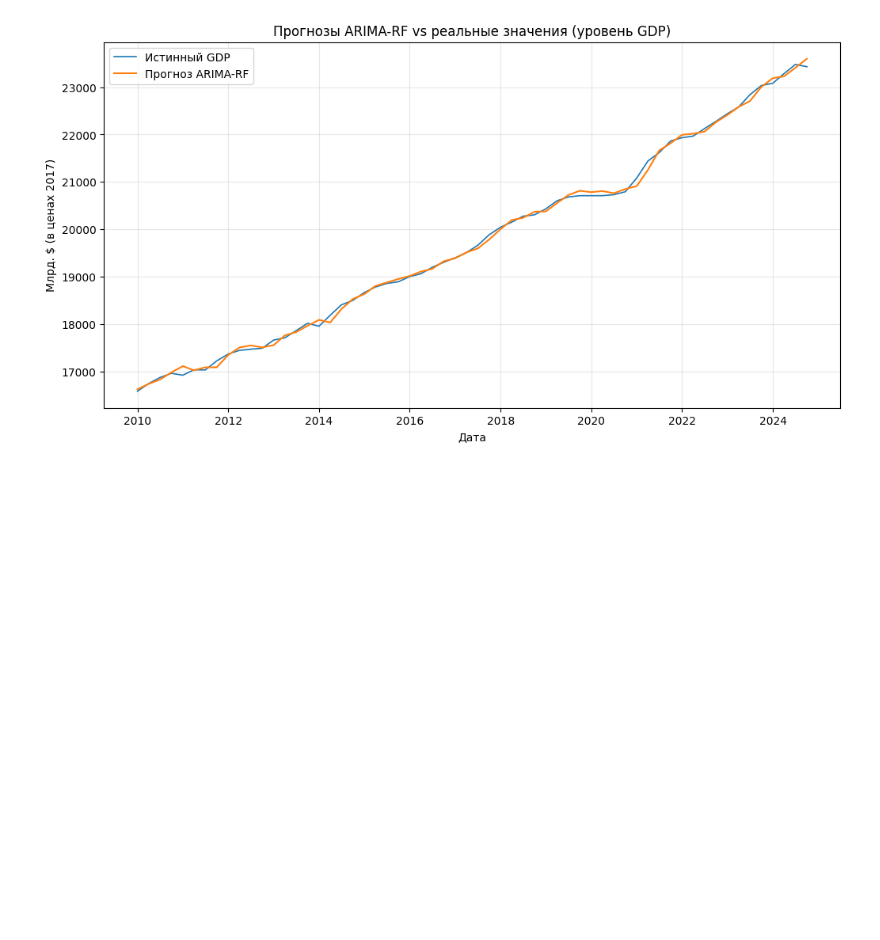
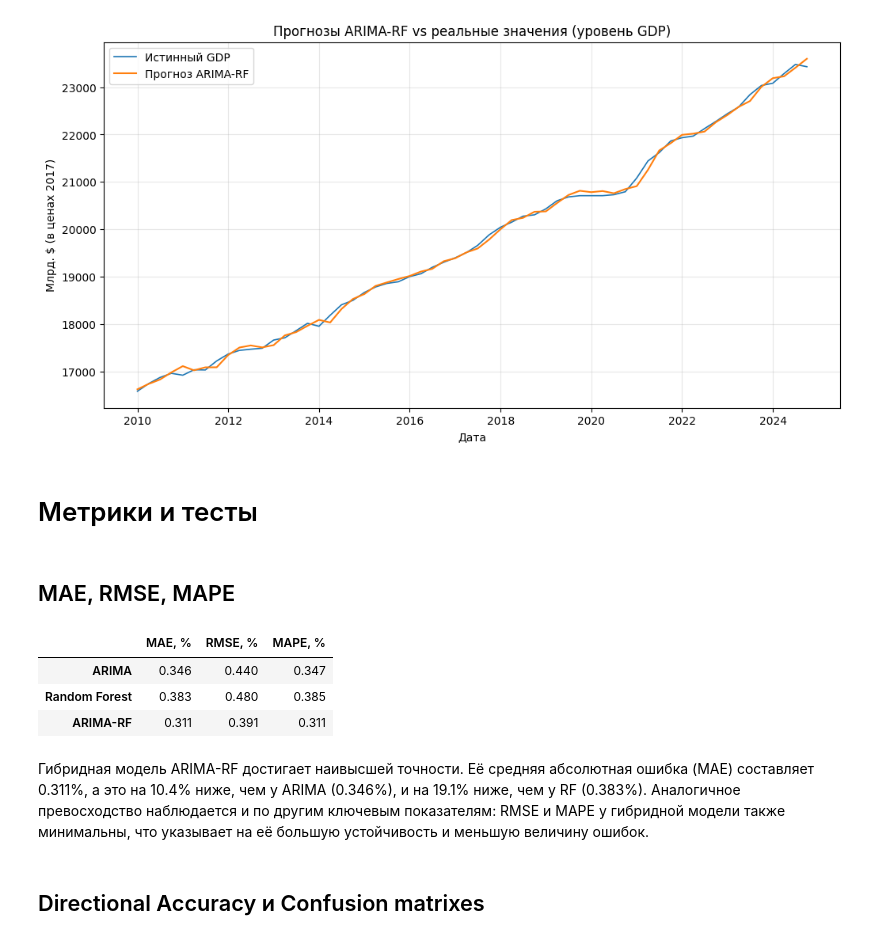
Before and after one commit to kesa444ka/Hybrid-models-for-forecasting-macroeconomic-indicators, a Jupyter notebook: notebooks/analysis.ipynb, the cells around one changed output. Saved outputs shown, nothing was run; the diff lists cells and outputs as text; code cells hidden in the pictures; blank space fills up the shorter version.

Commit message:
Metrics and comparison

```diff
--- a/notebooks/analysis.ipynb
+++ b/notebooks/analysis.ipynb
@@ -415,3 +415,27 @@ plt.title('Прогнозы ARIMA-RF vs реальные значения (ур
 plt.show()
 # %% [output]
 [figure]
+# %% [markdown]
+# Метрики и тесты
+# %% [markdown]
+## MAE, RMSE, MAPE
+# %%
+arima_metrics = calculate_metrics(gdp_test.values.flatten(), arima_result['forecast_arima'])
+rf_metrics = calculate_metrics(gdp_test.values.flatten(), rf_result['forecast'])
+hybrid_metrics = calculate_metrics(gdp_test.values.flatten(), hybrid_result['hybrid'])
+
+metrics_df = pd.DataFrame(
+    [arima_metrics, rf_metrics, hybrid_metrics],
+    index=['ARIMA', 'Random Forest', 'ARIMA-RF']
+)
+
+display(metrics_df.round(3))
+# %% [output]
+|  | MAE, % | RMSE, % | MAPE, % |
+| ARIMA | 0.346 | 0.440 | 0.347 |
+| Random Forest | 0.383 | 0.480 | 0.385 |
+| ARIMA-RF | 0.311 | 0.391 | 0.311 |
+# %% [markdown]
+Гибридная модель ARIMA-RF достигает наивысшей точности. Её средняя абсолютная ошибка (MAE) составляет 0.311%, а это на 10.4% ниже, чем у ARIMA (0.346%), и на 19.1% ниже, чем у RF (0.383%). Аналогичное превосходство наблюдается и по другим ключевым показателям: RMSE и MAPE у гибридной модели также минимальны, что указывает на её большую устойчивость и меньшую величину ошибок.
+# %% [markdown]
+## Directional Accuracy и Confusion matrixes
```
Also changed, not shown: parts of 4 cells of this notebook, 1 other file.
